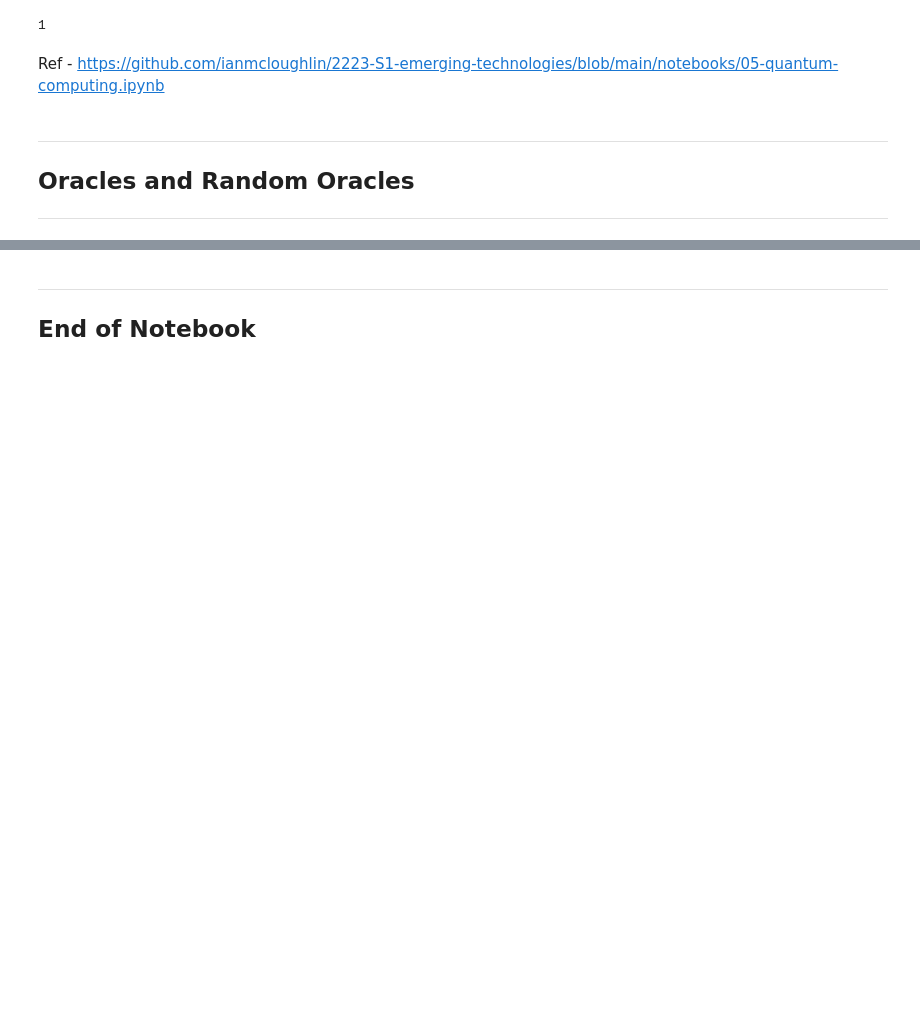
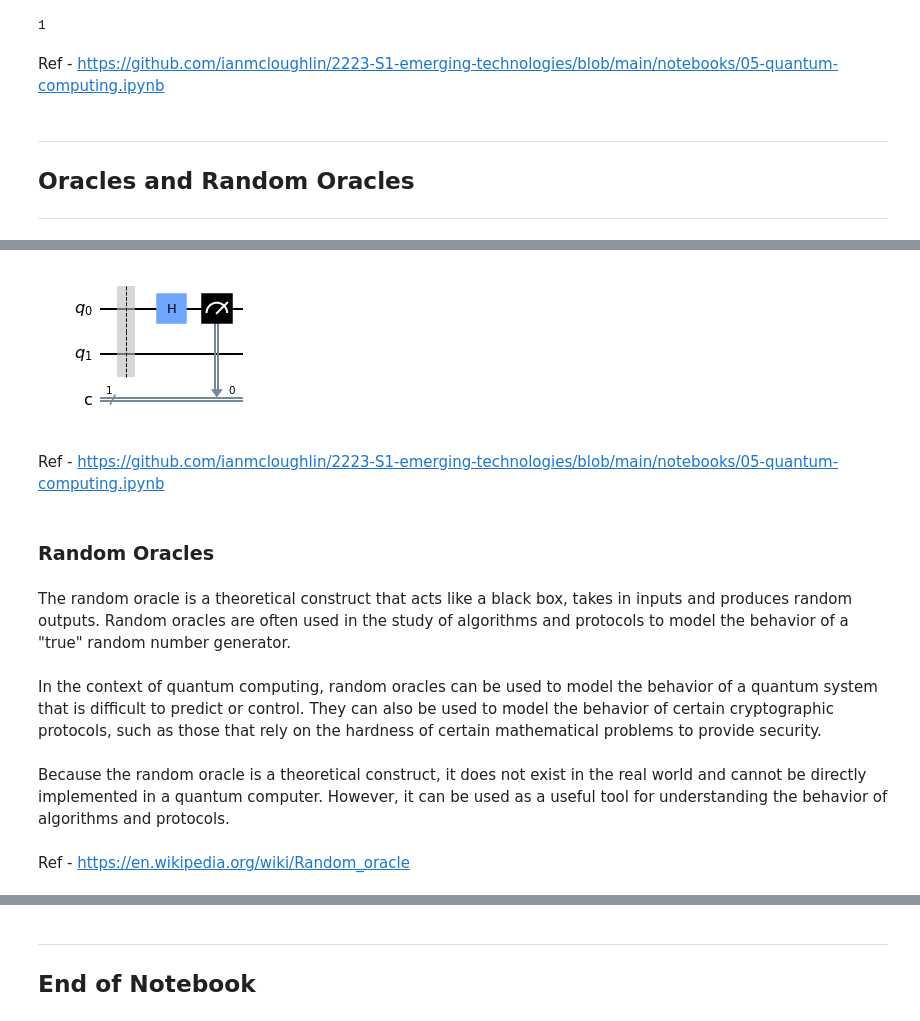
Before and after one commit to DylanMorr/Emerging-Technology-Assessment, a Jupyter notebook: content/Main-Notebooks/quantum-computing.ipynb, the cells around one changed output, grey strips where cells are left out. Drawn from its saved outputs; the diff is of its cells as text; code cells hidden in the pictures; blank space fills up the shorter version.

```diff
--- a/content/Main-Notebooks/quantum-computing.ipynb
+++ b/content/Main-Notebooks/quantum-computing.ipynb
@@ -254,0 +296,25 @@ Ref - https://github.com/ianmcloughlin/2223-S1-emerging-technologies/blob/main/n
+# %%
+# setup end oracle
+end = qiskit.QuantumCircuit(2, 1)
+
+end.barrier()
+
+end.h(0)
+
+end.measure(0, 0)
+
+end.draw(output='mpl')
+# %% [output]
+[figure, added]
+# %% [markdown]
+Ref -  https://github.com/ianmcloughlin/2223-S1-emerging-technologies/blob/main/notebooks/05-quantum-computing.ipynb
+# %% [markdown]
+### Random Oracles
+# %% [markdown]
+The random oracle is a theoretical construct that acts like a black box, takes in inputs and produces random outputs. Random oracles are often used in the study of algorithms and protocols to model the behavior of a "true" random number generator.
+# %% [markdown]
+In the context of quantum computing, random oracles can be used to model the behavior of a quantum system that is difficult to predict or control. They can also be used to model the behavior of certain cryptographic protocols, such as those that rely on the hardness of certain mathematical problems to provide security.
+# %% [markdown]
+Because the random oracle is a theoretical construct, it does not exist in the real world and cannot be directly implemented in a quantum computer. However, it can be used as a useful tool for understanding the behavior of algorithms and protocols.
+# %% [markdown]
+Ref - https://en.wikipedia.org/wiki/Random_oracle
```
Also changed, not shown: parts of 15 cells of this notebook.
